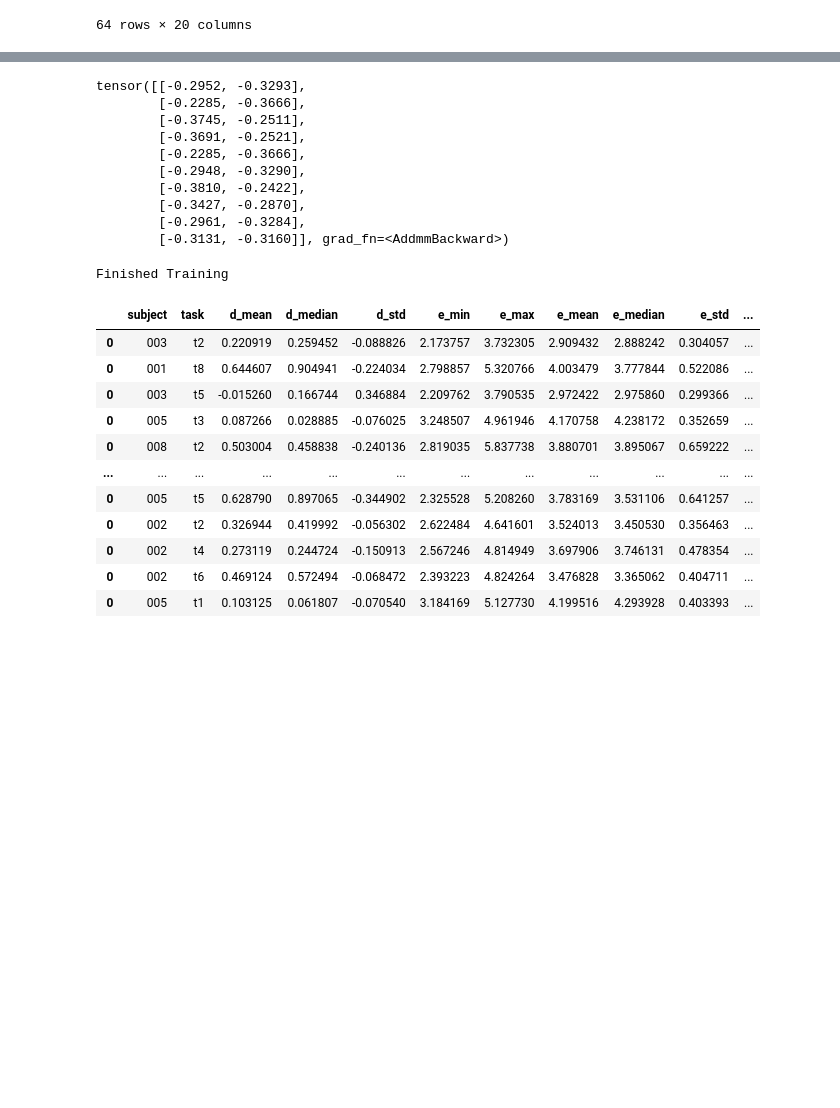
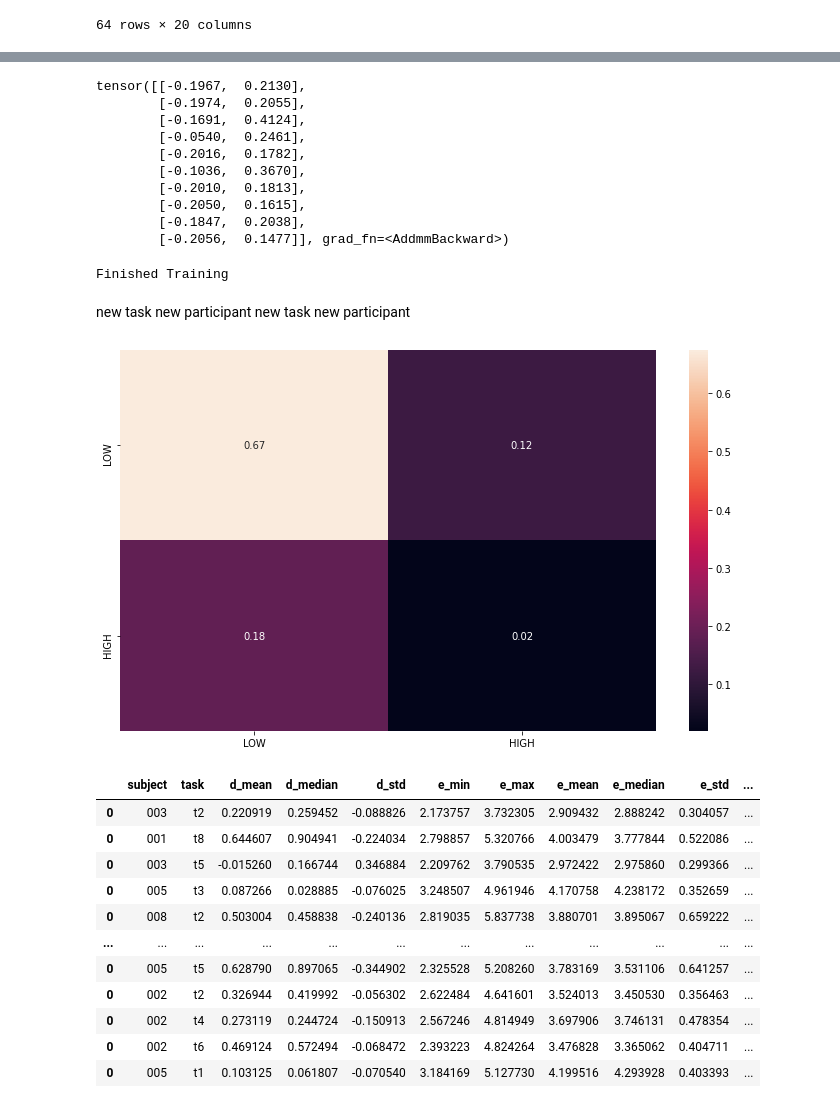
Before and after one commit to ics-unisg/nassy, a Jupyter notebook: model/training.ipynb, the cells around one changed output, grey strips where cells are left out. Cells and saved outputs as stored; diff of their text form; code cells hidden in the pictures; blank space fills up the shorter version.

Commit message:
feat: export confusion matrix

```diff
--- a/model/training.ipynb
+++ b/model/training.ipynb
@@ -42,7 +41,8 @@ dataset.tail(80)
 | 0 | 005 | t1 | 0.103125 | 0.061807 | -0.070540 | 3.184169 | 5.127730 | 4.199516 | 4.293928 | 0.403393 | ... |
 64 rows × 20 columns
 # %%
-TRAIN_FILTER = (dataset['subject'] == '005')
+TRAIN_FILTER = (~(dataset['task'] == 't7') & ~(dataset['subject'] == '007'))
+
 data_train = dataset[~TRAIN_FILTER].drop(['subject', 'task', 'label'], axis=1).to_numpy()
 data_test = dataset[TRAIN_FILTER].drop(['subject', 'task', 'label'], axis=1).to_numpy()
 
@@ -83,10 +83,10 @@ class NN(torch.nn.Module):
         self.module_list.append(torch.nn.Linear(input_dimension,20))
         self.module_list.append(torch.nn.Tanh())
         #
-        self.module_list.append(torch.nn.Linear(20,20))
+        self.module_list.append(torch.nn.Linear(20,30))
         self.module_list.append(torch.nn.Tanh())
         #
-        self.module_list.append(torch.nn.Linear(20,10))
+        self.module_list.append(torch.nn.Linear(30,10))
         self.module_list.append(torch.nn.Tanh())
         # map to output layer
         self.module_list.append(torch.nn.Linear(10,number_of_target_classes))
@@ -102,20 +102,20 @@ model = NN(17,2)
 # test forward pass
 model(data_train[:10])
 # %% [output]
-tensor([[-0.2952, -0.3293],
-        [-0.2285, -0.3666],
-        [-0.3745, -0.2511],
-        [-0.3691, -0.2521],
-        [-0.2285, -0.3666],
-        [-0.2948, -0.3290],
-        [-0.3810, -0.2422],
-        [-0.3427, -0.2870],
-        [-0.2961, -0.3284],
-        [-0.3131, -0.3160]], grad_fn=<AddmmBackward>)
+tensor([[-0.1967,  0.2130],
+        [-0.1974,  0.2055],
+        [-0.1691,  0.4124],
+        [-0.0540,  0.2461],
+        [-0.2016,  0.1782],
+        [-0.1036,  0.3670],
+        [-0.2010,  0.1813],
+        [-0.2050,  0.1615],
+        [-0.1847,  0.2038],
+        [-0.2056,  0.1477]], grad_fn=<AddmmBackward>)
 # %%
 # def criterion and optimizer
 criterion = torch.nn.CrossEntropyLoss()
-optimizer = torch.optim.SGD(model.parameters(), lr=0.001, momentum=0.1)
+optimizer = torch.optim.SGD(model.parameters(), lr=0.01, momentum=0.1)
 # %%
 # train
 for epoch in range(2000):  # loop over the dataset multiple times
@@ -149,6 +148,39 @@ for epoch in range(2000):  # loop over the dataset multiple times
 print('Finished Training')
 # %% [output]
 Finished Training
+# %% [markdown]
+new task
+new participant
+new task new participant
+# %%
+from sklearn.metrics import confusion_matrix
+import seaborn as sn
+import pandas as pd
+import matplotlib.pyplot as plt
+
+y_pred = []
+y_true = []
+
+# iterate over test data
+for inputs, labels in testloader:
+        output = model(inputs) # Feed Network
+
+        output = (torch.max(torch.exp(output), 1)[1]).data.cpu().numpy()
+        y_pred.extend(output) # Save Prediction
+
+        labels = labels.data.cpu().numpy()
+        y_true.extend(labels) # Save Truth
+
+# constant for classes
+classes = ('LOW', 'HIGH')
+# Build confusion matrix
+cf_matrix = confusion_matrix(y_true, y_pred)
+df_cm = pd.DataFrame(cf_matrix/np.sum(cf_matrix), index = [i for i in classes], columns = [i for i in classes])
+plt.figure(figsize = (12,7))
+sn.heatmap(df_cm, annot=True)
+plt.savefig('without-task-7-subject-7.png')
+# %% [output]
+[figure, added]
 # %%
 torch.save(model.state_dict(), './export/torch')
 # %%
```
Also changed, not shown: parts of 5 cells of this notebook, 6 other files.
